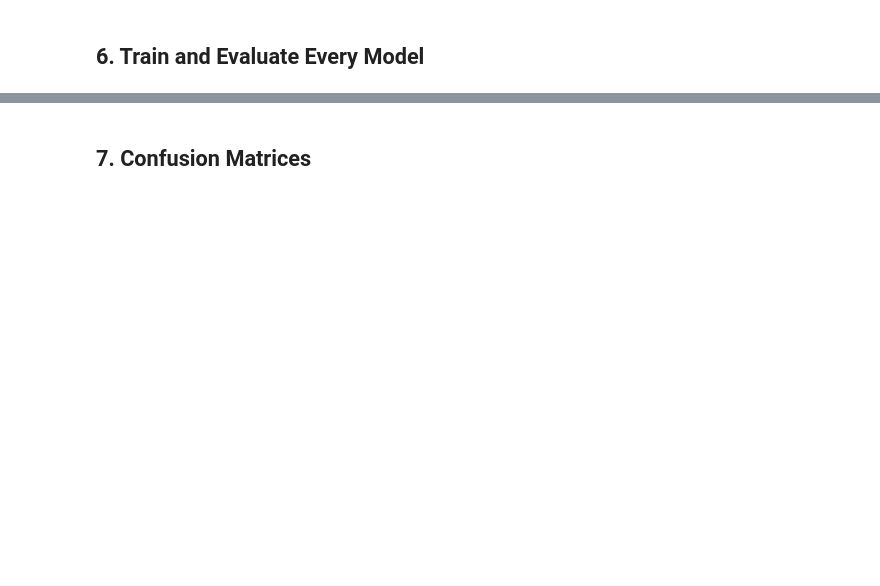
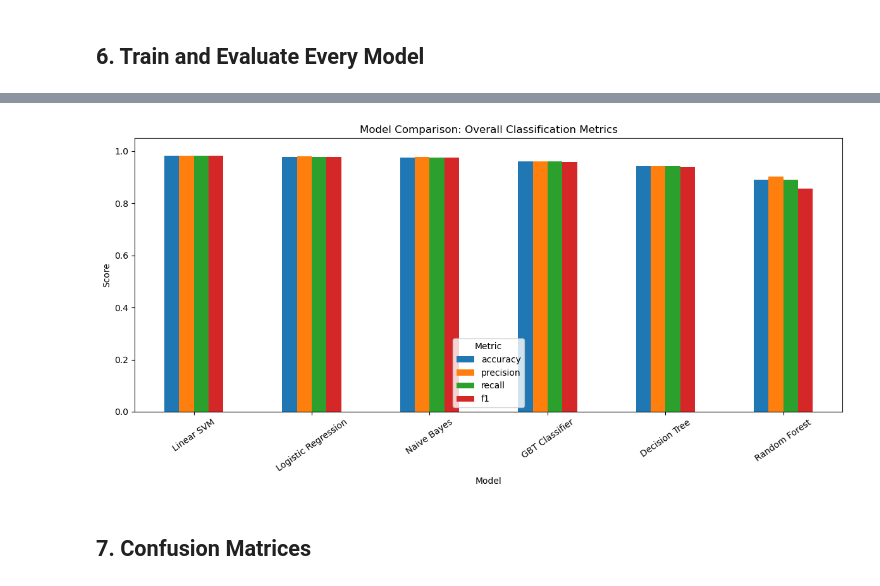
Before and after one commit to veetvqn/CS4350_Phase2, a Jupyter notebook: notebooks/CS4350_Phase2.ipynb, the cells around one changed output, grey strips where cells are left out. Cells and saved outputs as stored; diff of their text form; code cells hidden in the pictures; blank space fills up the shorter version.

```diff
--- a/notebooks/CS4350_Phase2.ipynb
+++ b/notebooks/CS4350_Phase2.ipynb
@@ -660,3 +1041,24 @@ del smoke_model, smoke_preds, smoke_pipeline, smoke_lr
+# %%
+import matplotlib.pyplot as plt
+
+# Plot the main model comparison metrics
+plot_cols = ["accuracy", "precision", "recall", "f1"]
+
+ax = results_pd.set_index("model")[plot_cols].plot(
+    kind="bar",
+    figsize=(12, 6),
+    rot=35
+)
+
+plt.title("Model Comparison: Overall Classification Metrics")
+plt.xlabel("Model")
+plt.ylabel("Score")
+plt.ylim(0, 1.05)
+plt.legend(title="Metric")
+plt.tight_layout()
+plt.show()
+# %% [output]
+[figure, added]
 # %% [markdown]
 ## 7. Confusion Matrices
 # %%
```
Also changed, not shown: parts of 20 cells of this notebook.
